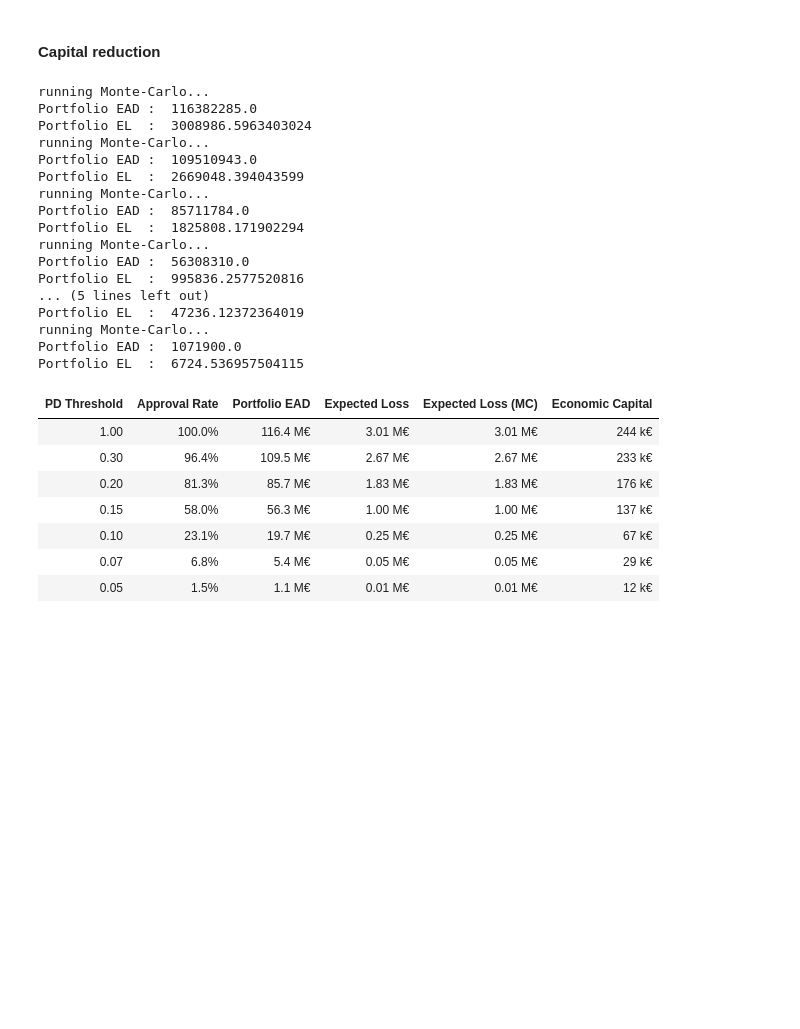
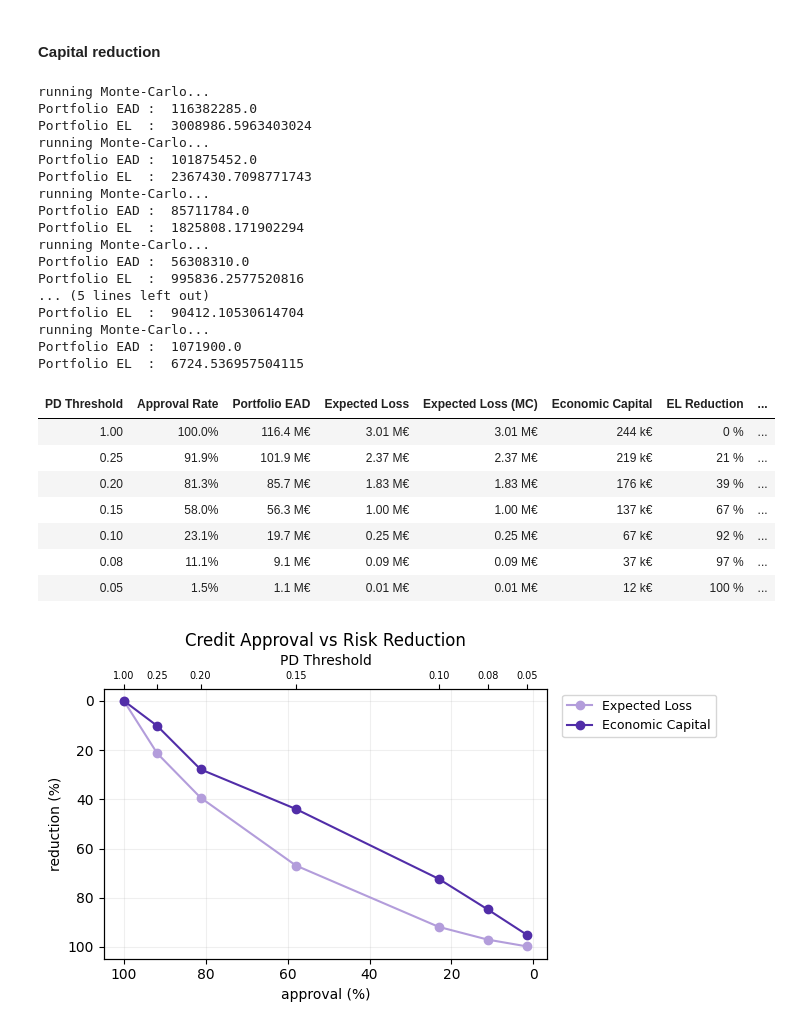
Before and after one commit to kostis2019/CREDIT-RISK-FRAMEWORK, a Jupyter notebook: notebooks/06_capital.ipynb, the cells around one changed output. Cells and saved outputs as stored; diff of their text form; code cells hidden in the pictures; blank space fills up the shorter version.

Commit message:
capital and expected loss reduction on decreasing PD-threshold

```diff
--- a/notebooks/06_capital.ipynb
+++ b/notebooks/06_capital.ipynb
@@ -164,32 +167,34 @@ EL sum = 243,609
 # %%
 # how do expected loss and economic capital respond
 # to a decreasing PD acceptance threshold
 
-pd_thresholds = [1.00, 0.30, 0.20, 0.15, 0.10, 0.07, 0.05]
-estimate_capital_reduction(portfolio, pd_thresholds)
+pd_thresholds = [1.00, 0.25, 0.20, 0.15, 0.10, 0.08, 0.05]
+reduction = estimate_capital_reduction(portfolio, pd_thresholds)
+show_approval_vs_reduction(reduction)
 # %% [output]
 running Monte-Carlo...
 Portfolio EAD :  116382285.0
 Portfolio EL  :  3008986.5963403024
 running Monte-Carlo...
-Portfolio EAD :  109510943.0
-Portfolio EL  :  2669048.394043599
+Portfolio EAD :  101875452.0
+Portfolio EL  :  2367430.7098771743
 running Monte-Carlo...
 Portfolio EAD :  85711784.0
 Portfolio EL  :  1825808.171902294
 running Monte-Carlo...
 Portfolio EAD :  56308310.0
 Portfolio EL  :  995836.2577520816
 ... (5 lines left out)
-Portfolio EL  :  47236.12372364019
+Portfolio EL  :  90412.10530614704
 running Monte-Carlo...
 Portfolio EAD :  1071900.0
 Portfolio EL  :  6724.536957504115
-| PD Threshold | Approval Rate | Portfolio EAD | Expected Loss | Expected Loss (MC) | Economic Capital |
-| 1.00 | 100.0% | 116.4 M€ | 3.01 M€ | 3.01 M€ | 244 k€ |
-| 0.30 | 96.4% | 109.5 M€ | 2.67 M€ | 2.67 M€ | 233 k€ |
-| 0.20 | 81.3% | 85.7 M€ | 1.83 M€ | 1.83 M€ | 176 k€ |
-| 0.15 | 58.0% | 56.3 M€ | 1.00 M€ | 1.00 M€ | 137 k€ |
-| 0.10 | 23.1% | 19.7 M€ | 0.25 M€ | 0.25 M€ | 67 k€ |
-| 0.07 | 6.8% | 5.4 M€ | 0.05 M€ | 0.05 M€ | 29 k€ |
-| 0.05 | 1.5% | 1.1 M€ | 0.01 M€ | 0.01 M€ | 12 k€ |
+| PD Threshold | Approval Rate | Portfolio EAD | Expected Loss | Expected Loss (MC) | Economic Capital | EL Reduction | ... |
+| 1.00 | 100.0% | 116.4 M€ | 3.01 M€ | 3.01 M€ | 244 k€ | 0 % | ... |
+| 0.25 | 91.9% | 101.9 M€ | 2.37 M€ | 2.37 M€ | 219 k€ | 21 % | ... |
+| 0.20 | 81.3% | 85.7 M€ | 1.83 M€ | 1.83 M€ | 176 k€ | 39 % | ... |
+| 0.15 | 58.0% | 56.3 M€ | 1.00 M€ | 1.00 M€ | 137 k€ | 67 % | ... |
+| 0.10 | 23.1% | 19.7 M€ | 0.25 M€ | 0.25 M€ | 67 k€ | 92 % | ... |
+| 0.08 | 11.1% | 9.1 M€ | 0.09 M€ | 0.09 M€ | 37 k€ | 97 % | ... |
+| 0.05 | 1.5% | 1.1 M€ | 0.01 M€ | 0.01 M€ | 12 k€ | 100 % | ... |
+[figure, added]
```
Also changed, not shown: parts of 5 cells of this notebook, 2 other files.
